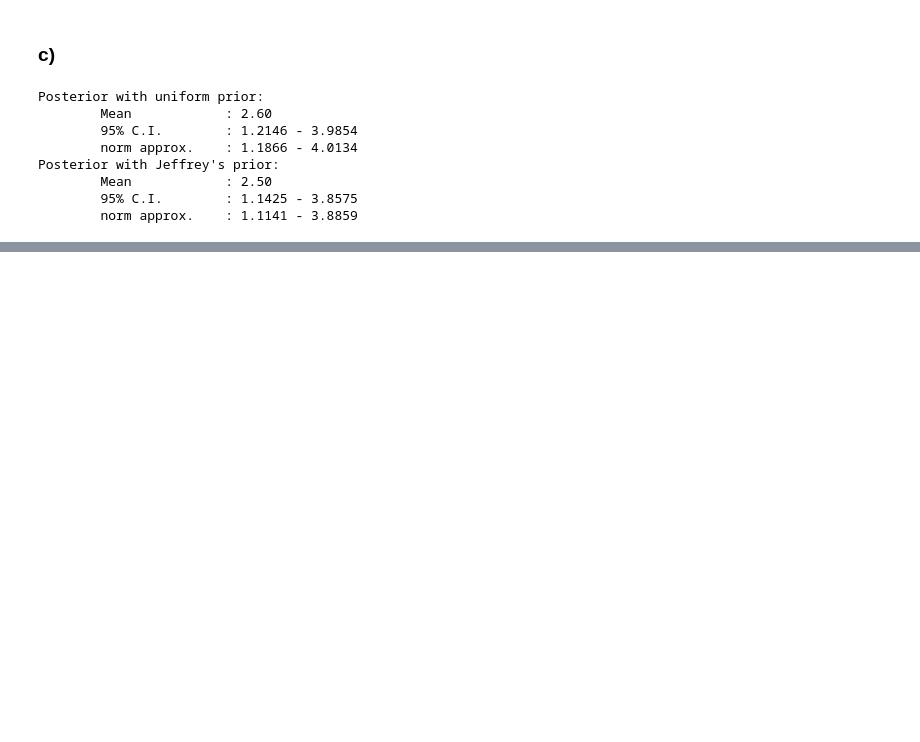
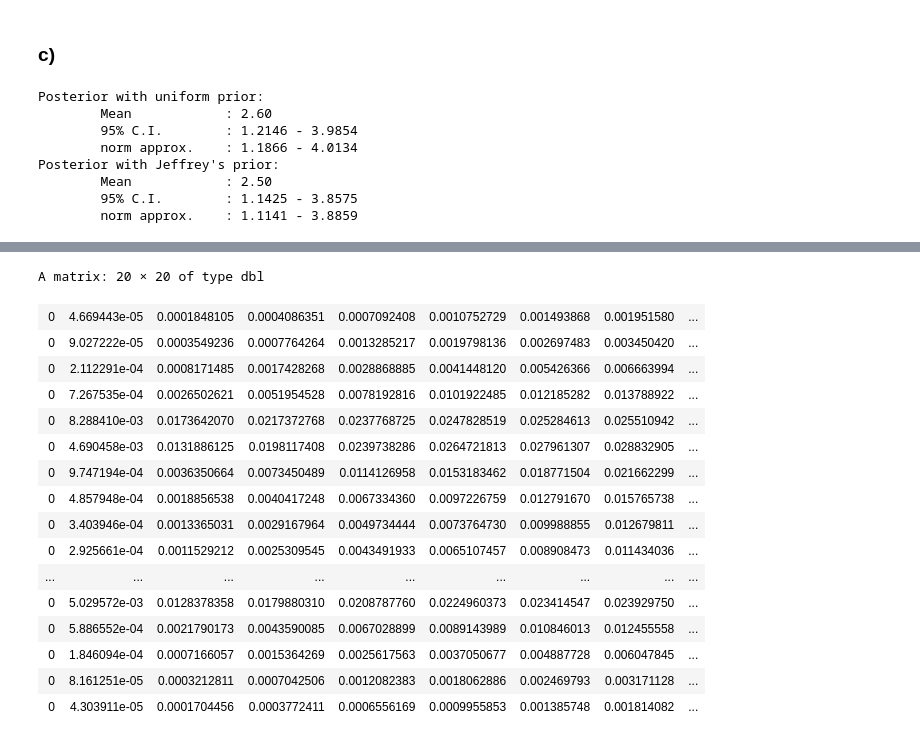
Before and after one commit to c0pp1/AS4PA-Rlab, a Jupyter notebook: rlab05/rlab05.ipynb, the cells around one changed output, grey strips where cells are left out. Saved outputs shown, nothing was run; the diff lists cells and outputs as text; code cells hidden in the pictures; blank space fills up the shorter version.

```diff
--- a/rlab05/rlab05.ipynb
+++ b/rlab05/rlab05.ipynb
@@ -185,0 +278,23 @@ Usage:
+# %%
+alpha <- seq(alpha.min, alpha.max, length.out=20)
+beta <- seq(beta.min, beta.max, length.out=20)
+
+posterior(alpha, beta, data)
+# %% [output]
+A matrix: 20 × 20 of type dbl
+| 0 | 4.669443e-05 | 0.0001848105 | 0.0004086351 | 0.0007092408 | 0.0010752729 | 0.001493868 | 0.001951580 | ... |
+| 0 | 9.027222e-05 | 0.0003549236 | 0.0007764264 | 0.0013285217 | 0.0019798136 | 0.002697483 | 0.003450420 | ... |
+| 0 | 2.112291e-04 | 0.0008171485 | 0.0017428268 | 0.0028868885 | 0.0041448120 | 0.005426366 | 0.006663994 | ... |
+| 0 | 7.267535e-04 | 0.0026502621 | 0.0051954528 | 0.0078192816 | 0.0101922485 | 0.012185282 | 0.013788922 | ... |
+| 0 | 8.288410e-03 | 0.0173642070 | 0.0217372768 | 0.0237768725 | 0.0247828519 | 0.025284613 | 0.025510942 | ... |
+| 0 | 4.690458e-03 | 0.0131886125 | 0.0198117408 | 0.0239738286 | 0.0264721813 | 0.027961307 | 0.028832905 | ... |
+| 0 | 9.747194e-04 | 0.0036350664 | 0.0073450489 | 0.0114126958 | 0.0153183462 | 0.018771504 | 0.021662299 | ... |
+| 0 | 4.857948e-04 | 0.0018856538 | 0.0040417248 | 0.0067334360 | 0.0097226759 | 0.012791670 | 0.015765738 | ... |
+| 0 | 3.403946e-04 | 0.0013365031 | 0.0029167964 | 0.0049734444 | 0.0073764730 | 0.009988855 | 0.012679811 | ... |
+| 0 | 2.925661e-04 | 0.0011529212 | 0.0025309545 | 0.0043491933 | 0.0065107457 | 0.008908473 | 0.011434036 | ... |
+| ... | ... | ... | ... | ... | ... | ... | ... | ... |
+| 0 | 5.029572e-03 | 0.0128378358 | 0.0179880310 | 0.0208787760 | 0.0224960373 | 0.023414547 | 0.023929750 | ... |
+| 0 | 5.886552e-04 | 0.0021790173 | 0.0043590085 | 0.0067028899 | 0.0089143989 | 0.010846013 | 0.012455558 | ... |
+| 0 | 1.846094e-04 | 0.0007166057 | 0.0015364269 | 0.0025617563 | 0.0037050677 | 0.004887728 | 0.006047845 | ... |
+| 0 | 8.161251e-05 | 0.0003212811 | 0.0007042506 | 0.0012082383 | 0.0018062886 | 0.002469793 | 0.003171128 | ... |
+| 0 | 4.303911e-05 | 0.0001704456 | 0.0003772411 | 0.0006556169 | 0.0009955853 | 0.001385748 | 0.001814082 | ... |
```
Also changed, not shown: parts of 14 cells of this notebook.
